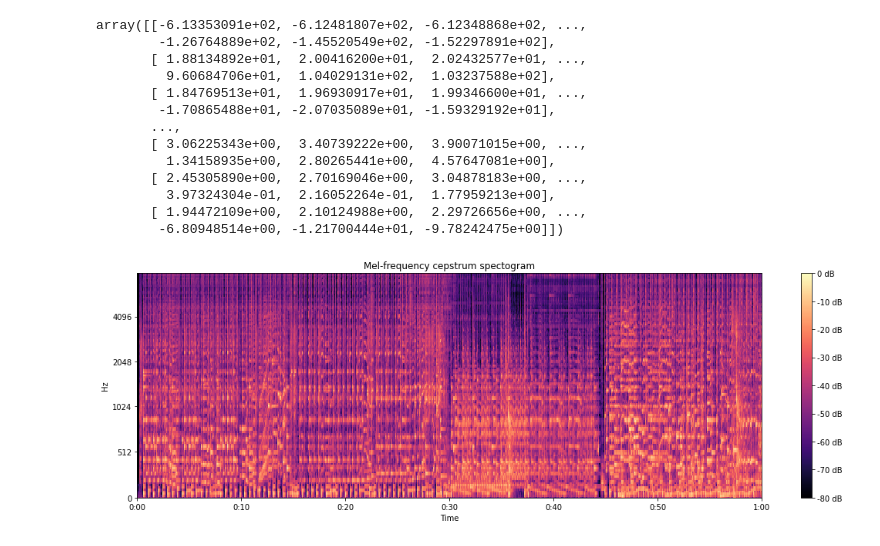
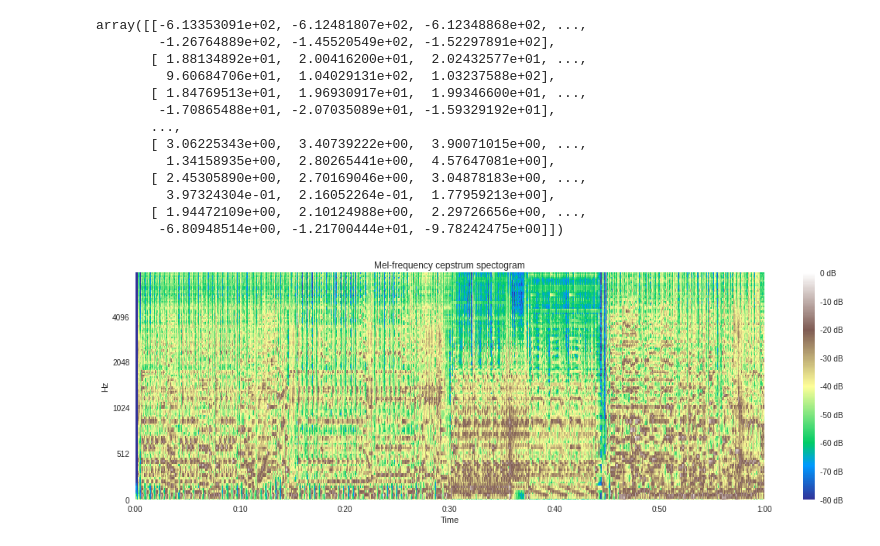
Before and after one commit to triabokon/signal-processing, a Jupyter notebook: lab2/mfcc_implementation.ipynb, the cells around one changed output. Drawn from its saved outputs; the diff is of its cells as text; code cells hidden in the pictures.

Commit message:
change graphics

```diff
--- a/lab2/mfcc_implementation.ipynb
+++ b/lab2/mfcc_implementation.ipynb
@@ -16,9 +17,10 @@ print("Audio duration: {0} s".format(len(audio) / sample_rate))
 Sample rate: 22050 Hz
 Audio duration: 60.0 s
 # %%
+mpl.style.use('seaborn')
 plt.figure(figsize=(15,5))
 plt.xlabel('Time')
 plt.ylabel('Amplitude')
-display.waveplot(y=audio, sr=sample_rate)
+display.waveplot(y=audio, sr=sample_rate, color='green')
 plt.grid(True)
 # %% [output]
@@ -60,9 +62,16 @@ array([[-6.13353091e+02, -6.12481807e+02, -6.12348868e+02, ...,
         -6.80948514e+00, -1.21700444e+01, -9.78242475e+00]])
 # %%
 plt.figure(figsize=(15,5))
-display.specshow(librosa.power_to_db(spectogram, ref=np.max), x_axis='time', y_axis='mel', fmax=8000)
+mpl.style.use('seaborn')
+display.specshow(
+    librosa.power_to_db(spectogram, ref=np.max),
+    x_axis='time',
+    y_axis='mel',
+    fmax=8000,
+    cmap=mpl.cm.terrain,
+)
 plt.title('Mel-frequency cepstrum spectogram')
 plt.colorbar(format='%d dB')
 plt.tight_layout()
 # %% [output]
-[figure, old version]
+[figure, new version]
```
Also changed, not shown: parts of 2 cells of this notebook.
